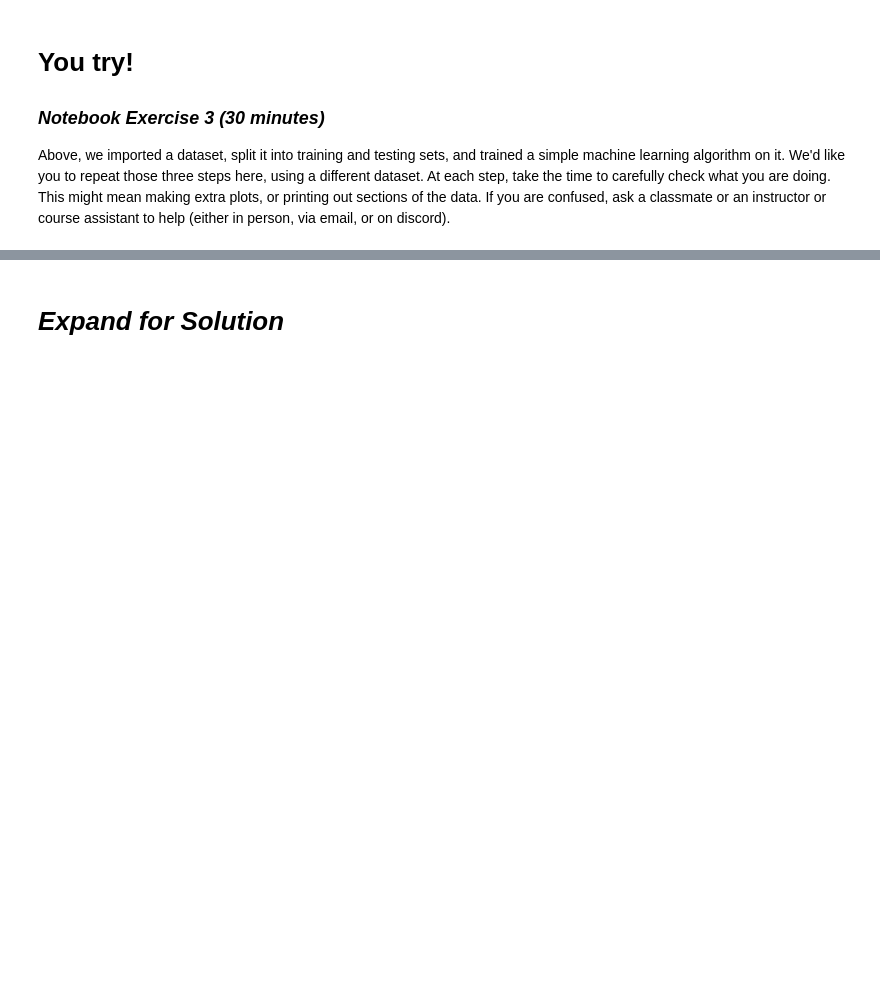
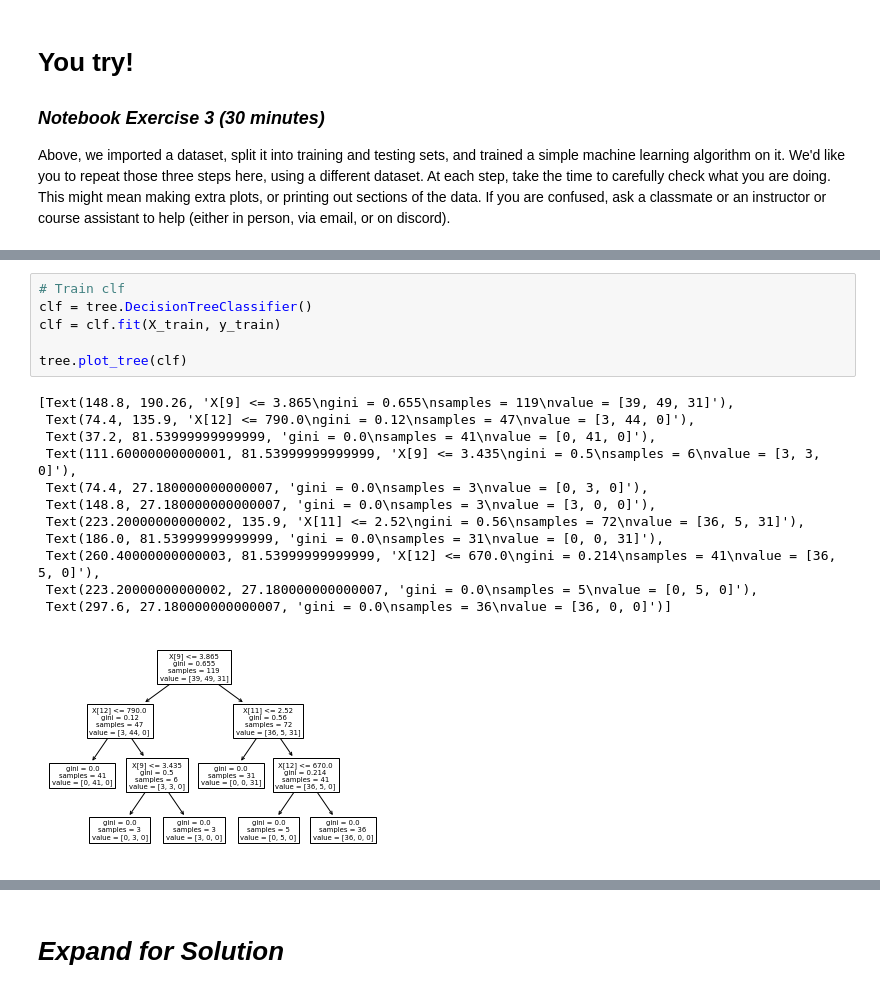
Before and after one commit to wsh32/machine_learning, a Jupyter notebook: modules/02/Assignment_02a_Companion_2021f.ipynb, the cells around one changed output, grey strips where cells are left out. Cells and saved outputs as stored; diff of their text form; blank space fills up the shorter version.

```diff
--- a/modules/02/Assignment_02a_Companion_2021f.ipynb
+++ b/modules/02/Assignment_02a_Companion_2021f.ipynb
@@ -95,0 +148,19 @@ wine = datasets.load_wine()
+# %%
+# Train clf
+clf = tree.DecisionTreeClassifier()
+clf = clf.fit(X_train, y_train)
+
+tree.plot_tree(clf)
+# %% [output]
+[Text(148.8, 190.26, 'X[9] <= 3.865\ngini = 0.655\nsamples = 119\nvalue = [39, 49, 31]'),
+ Text(74.4, 135.9, 'X[12] <= 790.0\ngini = 0.12\nsamples = 47\nvalue = [3, 44, 0]'),
+ Text(37.2, 81.53999999999999, 'gini = 0.0\nsamples = 41\nvalue = [0, 41, 0]'),
+ Text(111.60000000000001, 81.53999999999999, 'X[9] <= 3.435\ngini = 0.5\nsamples = 6\nvalue = [3, 3, 0]'),
+ Text(74.4, 27.180000000000007, 'gini = 0.0\nsamples = 3\nvalue = [0, 3, 0]'),
+ Text(148.8, 27.180000000000007, 'gini = 0.0\nsamples = 3\nvalue = [3, 0, 0]'),
+ Text(223.20000000000002, 135.9, 'X[11] <= 2.52\ngini = 0.56\nsamples = 72\nvalue = [36, 5, 31]'),
+ Text(186.0, 81.53999999999999, 'gini = 0.0\nsamples = 31\nvalue = [0, 0, 31]'),
+ Text(260.40000000000003, 81.53999999999999, 'X[12] <= 670.0\ngini = 0.214\nsamples = 41\nvalue = [36, 5, 0]'),
+ Text(223.20000000000002, 27.180000000000007, 'gini = 0.0\nsamples = 5\nvalue = [0, 5, 0]'),
+ Text(297.6, 27.180000000000007, 'gini = 0.0\nsamples = 36\nvalue = [36, 0, 0]')]
+[figure, added]
```
Also changed, not shown: parts of 9 cells of this notebook.
